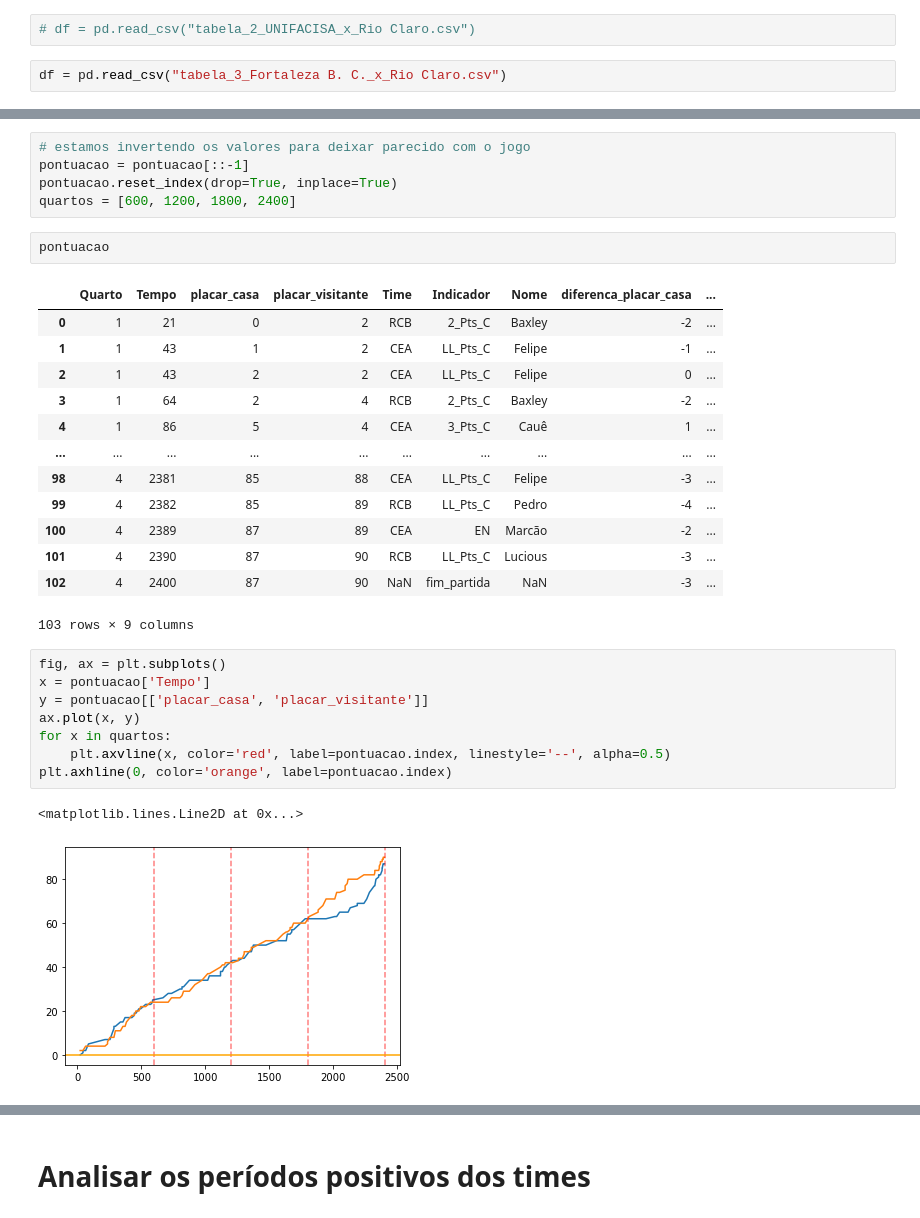
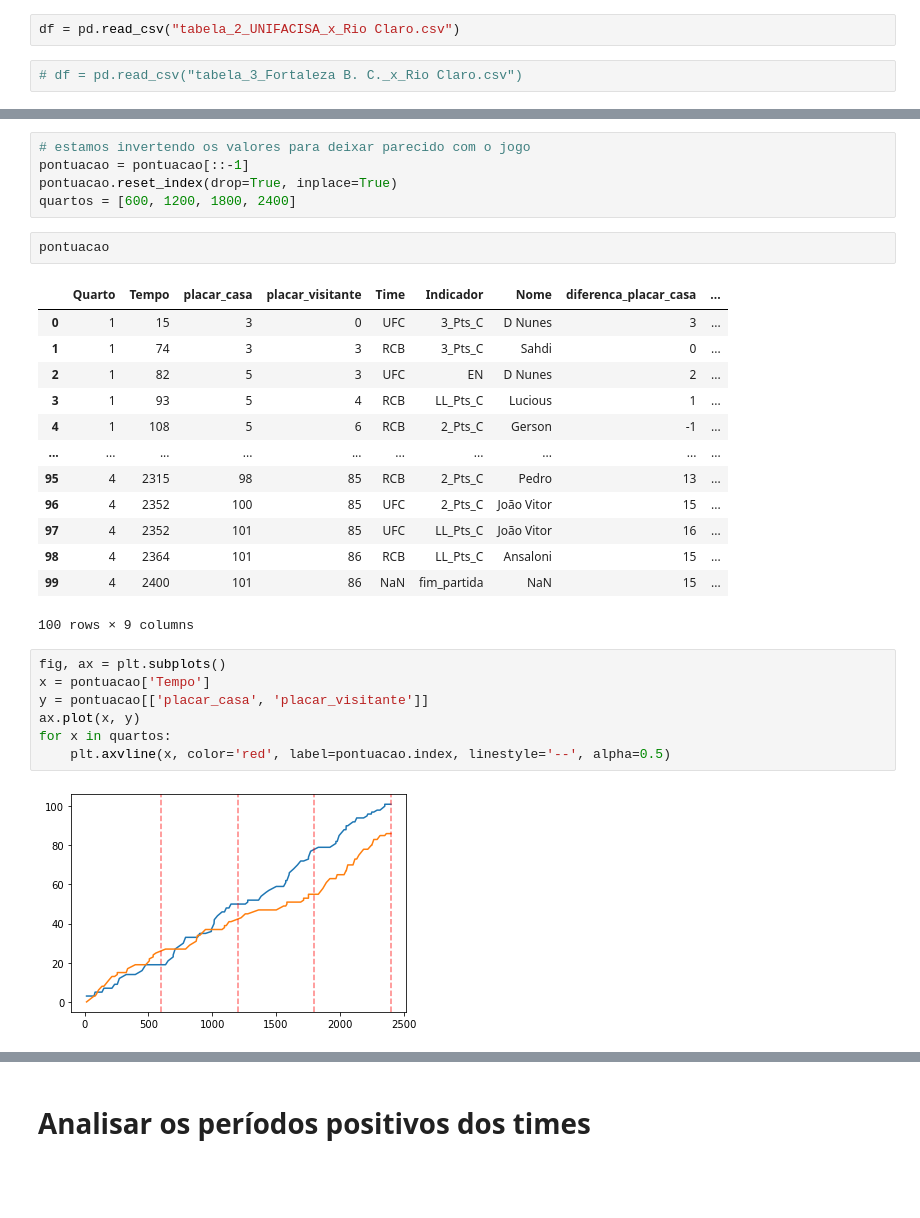
Before and after one commit to Rafael-Prochnow/Analise-descritiva-para-um-time, a Jupyter notebook: Jogada_Jogada.ipynb, the cells around one changed output, grey strips where cells are left out. Saved outputs shown, nothing was run; the diff lists cells and outputs as text; blank space fills up the shorter version.

```diff
--- a/Jogada_Jogada.ipynb
+++ b/Jogada_Jogada.ipynb
@@ -62,9 +62,9 @@ import seaborn as sns
 # %%
 # df = pd.read_csv("tabela_1_Minas_x_Flamengo.csv")
 # %%
-# df = pd.read_csv("tabela_2_UNIFACISA_x_Rio Claro.csv")
+df = pd.read_csv("tabela_2_UNIFACISA_x_Rio Claro.csv")
 # %%
-df = pd.read_csv("tabela_3_Fortaleza B. C._x_Rio Claro.csv")
+# df = pd.read_csv("tabela_3_Fortaleza B. C._x_Rio Claro.csv")
 # %%
 # df = pd.read_csv("tabela_4_Minas_x_Botafogo.csv")
 # %%
@@ -207,29 +214,27 @@ quartos = [600, 1200, 1800, 2400]
 pontuacao
 # %% [output]
 |  | Quarto | Tempo | placar_casa | placar_visitante | Time | Indicador | Nome | diferenca_placar_casa | ... |
-| 0 | 1 | 21 | 0 | 2 | RCB | 2_Pts_C | Baxley | -2 | ... |
-| 1 | 1 | 43 | 1 | 2 | CEA | LL_Pts_C | Felipe | -1 | ... |
-| 2 | 1 | 43 | 2 | 2 | CEA | LL_Pts_C | Felipe | 0 | ... |
-| 3 | 1 | 64 | 2 | 4 | RCB | 2_Pts_C | Baxley | -2 | ... |
-| 4 | 1 | 86 | 5 | 4 | CEA | 3_Pts_C | Cauê | 1 | ... |
+| 0 | 1 | 15 | 3 | 0 | UFC | 3_Pts_C | D Nunes | 3 | ... |
+| 1 | 1 | 74 | 3 | 3 | RCB | 3_Pts_C | Sahdi | 0 | ... |
+| 2 | 1 | 82 | 5 | 3 | UFC | EN | D Nunes | 2 | ... |
+| 3 | 1 | 93 | 5 | 4 | RCB | LL_Pts_C | Lucious | 1 | ... |
+| 4 | 1 | 108 | 5 | 6 | RCB | 2_Pts_C | Gerson | -1 | ... |
 | ... | ... | ... | ... | ... | ... | ... | ... | ... | ... |
-| 98 | 4 | 2381 | 85 | 88 | CEA | LL_Pts_C | Felipe | -3 | ... |
-| 99 | 4 | 2382 | 85 | 89 | RCB | LL_Pts_C | Pedro | -4 | ... |
-| 100 | 4 | 2389 | 87 | 89 | CEA | EN | Marcão | -2 | ... |
-| 101 | 4 | 2390 | 87 | 90 | RCB | LL_Pts_C | Lucious | -3 | ... |
-| 102 | 4 | 2400 | 87 | 90 | NaN | fim_partida | NaN | -3 | ... |
+| 95 | 4 | 2315 | 98 | 85 | RCB | 2_Pts_C | Pedro | 13 | ... |
+| 96 | 4 | 2352 | 100 | 85 | UFC | 2_Pts_C | João Vitor | 15 | ... |
+| 97 | 4 | 2352 | 101 | 85 | UFC | LL_Pts_C | João Vitor | 16 | ... |
+| 98 | 4 | 2364 | 101 | 86 | RCB | LL_Pts_C | Ansaloni | 15 | ... |
+| 99 | 4 | 2400 | 101 | 86 | NaN | fim_partida | NaN | 15 | ... |
-103 rows × 9 columns
+100 rows × 9 columns
 # %%
 fig, ax = plt.subplots()
 x = pontuacao['Tempo']
 y = pontuacao[['placar_casa', 'placar_visitante']]
 ax.plot(x, y)
 for x in quartos:
     plt.axvline(x, color='red', label=pontuacao.index, linestyle='--', alpha=0.5)
-plt.axhline(0, color='orange', label=pontuacao.index)
 # %% [output]
-<matplotlib.lines.Line2D at 0x...>
-[figure, old version]
+[figure, new version]
 # %%
 plt.figure(figsize=(15,5))
 plt.plot(pontuacao['Tempo'], pontuacao['diferenca_placar_visitante'], label = 'Jogo')
```
Also changed, not shown: parts of 52 cells of this notebook, 1 other file.
